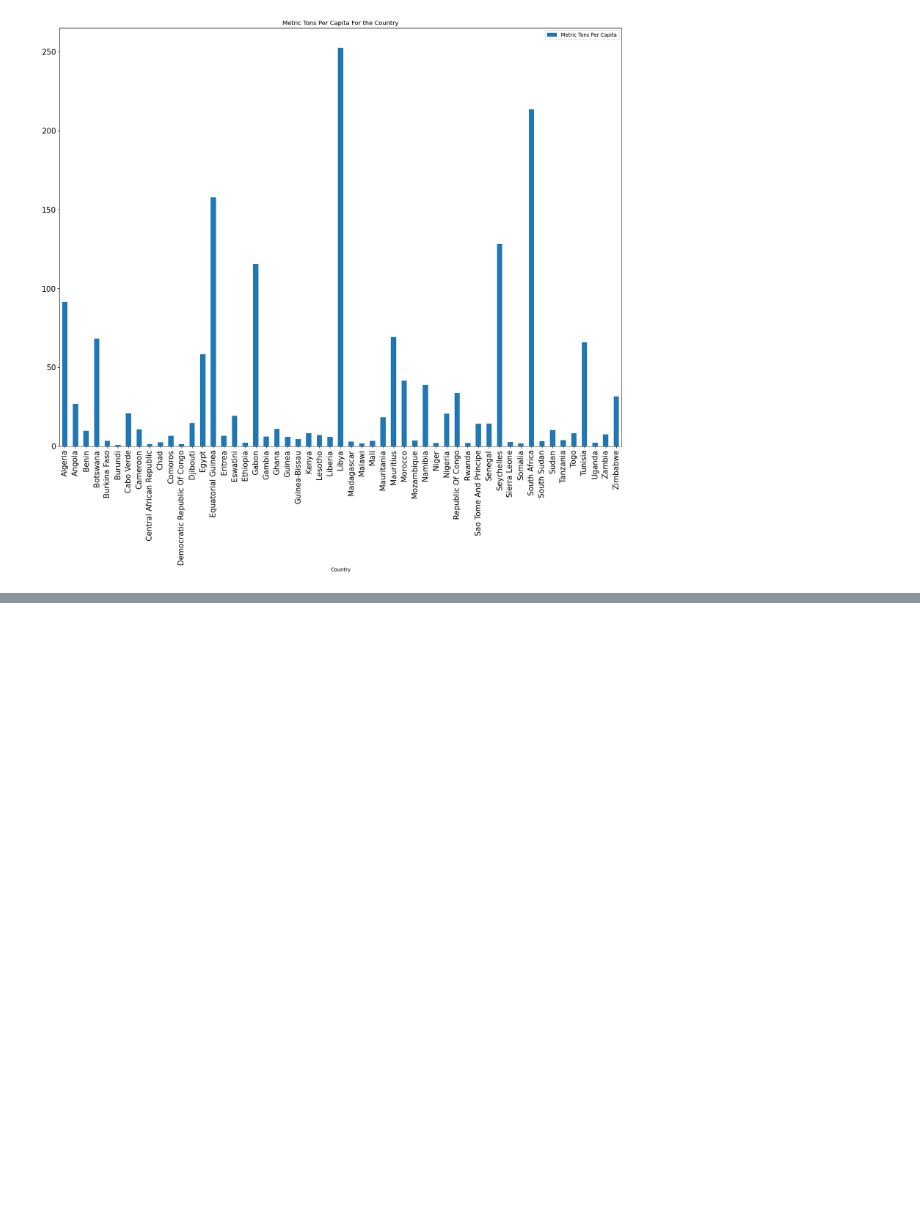
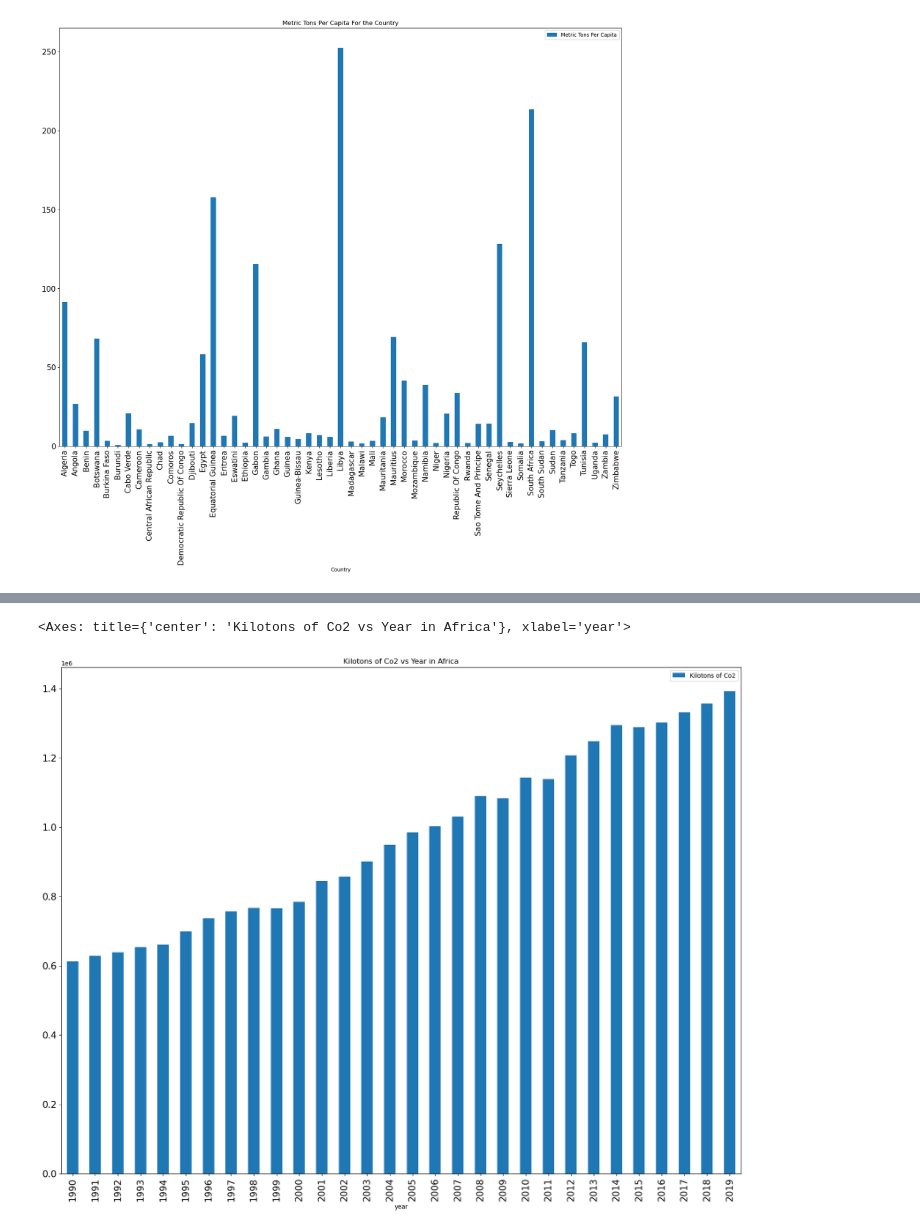
Before and after one commit to Victor-Karanja/co2-emmissions-model, a Jupyter notebook: CO2_EMMISSIONS.ipynb, the cells around one changed output, grey strips where cells are left out. Cells and saved outputs as stored; diff of their text form; code cells hidden in the pictures; blank space fills up the shorter version.

```diff
--- a/CO2_EMMISSIONS.ipynb
+++ b/CO2_EMMISSIONS.ipynb
@@ -171,0 +282,7 @@ In Africa, while considering the Metric Tons Per Capita, Libya, South Africa and
+# %%
+df3a = df2.groupby(by=['year']).sum().reset_index()
+df3a.plot(kind='bar',x='year',y='Kilotons of Co2',figsize=(20,15),
+          rot=90,title='Kilotons of Co2 vs Year in Africa',fontsize=15)
+# %% [output]
+<Axes: title={'center': 'Kilotons of Co2 vs Year in Africa'}, xlabel='year'>
+[figure, added]
```
Also changed, not shown: parts of 54 cells of this notebook.
